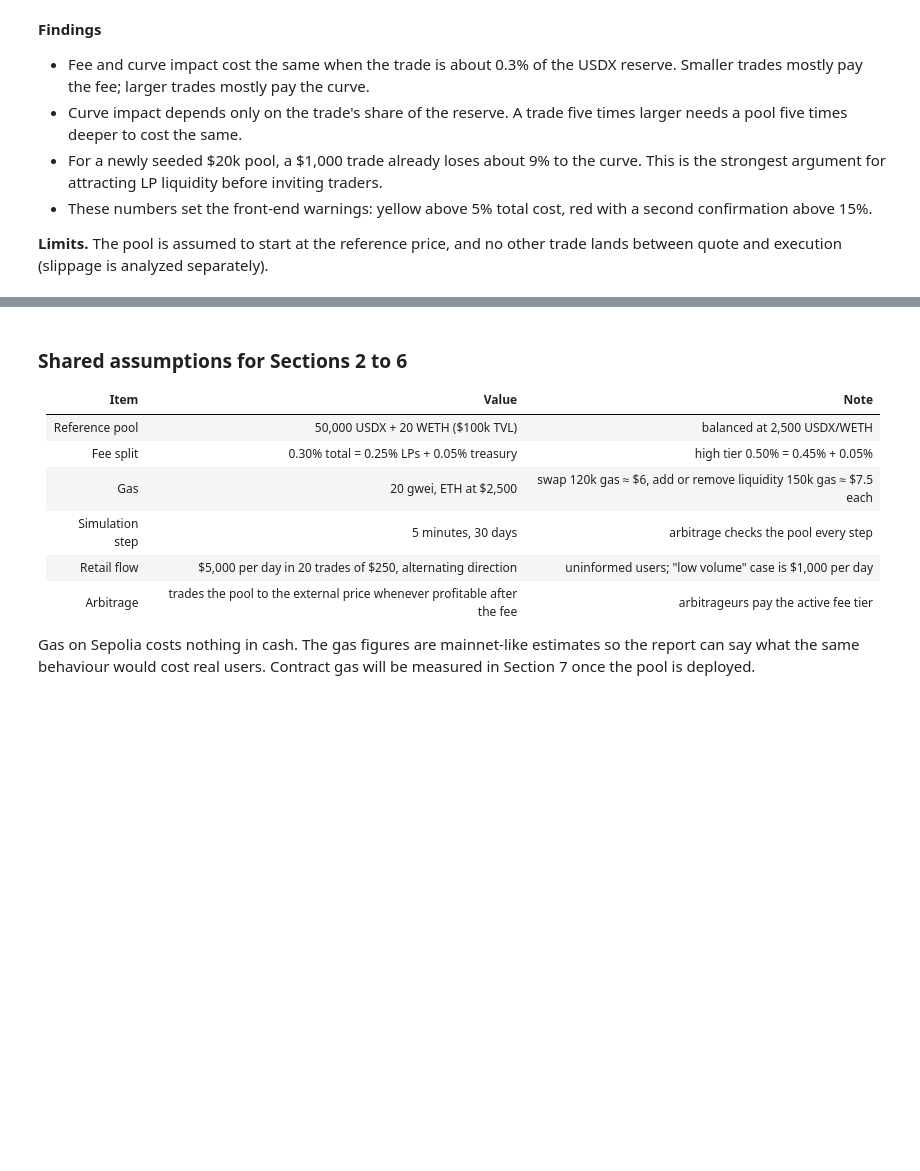
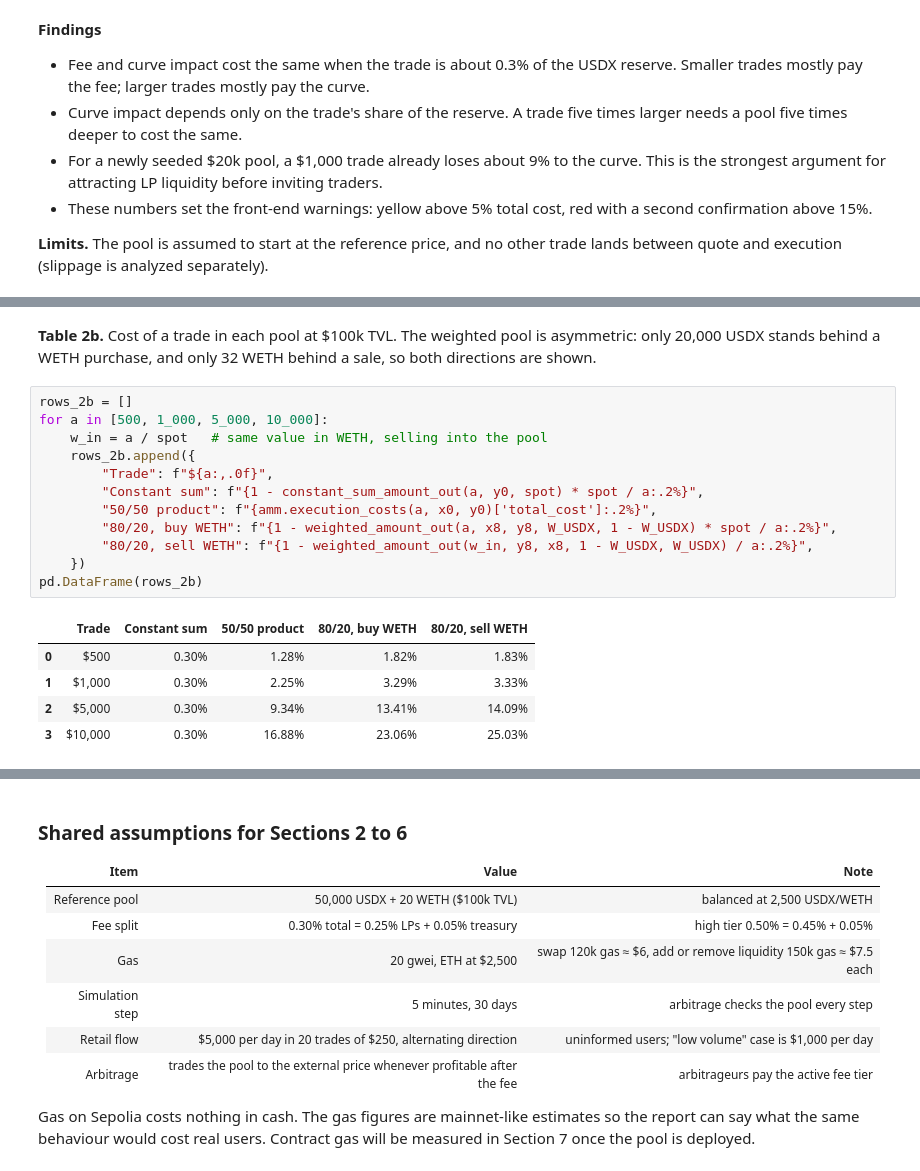
Before and after one commit to SunChuyun/Automated-Market-Maker, a Jupyter notebook: docs/analysis/financial_analysis.ipynb, the cells around one changed output, grey strips where cells are left out. Saved outputs shown, nothing was run; the diff lists cells and outputs as text; blank space fills up the shorter version.

```diff
--- a/docs/analysis/financial_analysis.ipynb
+++ b/docs/analysis/financial_analysis.ipynb
@@ -184,0 +287,21 @@ pd.DataFrame(max_rows)
+# %% [markdown]
+**Table 2b.** Cost of a trade in each pool at \$100k TVL. The weighted pool is asymmetric: only 20,000 USDX stands behind a
+WETH purchase, and only 32 WETH behind a sale, so both directions are shown.
+# %%
+rows_2b = []
+for a in [500, 1_000, 5_000, 10_000]:
+    w_in = a / spot   # same value in WETH, selling into the pool
+    rows_2b.append({
+        "Trade": f"${a:,.0f}",
+        "Constant sum": f"{1 - constant_sum_amount_out(a, y0, spot) * spot / a:.2%}",
+        "50/50 product": f"{amm.execution_costs(a, x0, y0)['total_cost']:.2%}",
+        "80/20, buy WETH": f"{1 - weighted_amount_out(a, x8, y8, W_USDX, 1 - W_USDX) * spot / a:.2%}",
+        "80/20, sell WETH": f"{1 - weighted_amount_out(w_in, y8, x8, 1 - W_USDX, W_USDX) / a:.2%}",
+    })
+pd.DataFrame(rows_2b)
+# %% [output]
+|  | Trade | Constant sum | 50/50 product | 80/20, buy WETH | 80/20, sell WETH |
+| 0 | $500 | 0.30% | 1.28% | 1.82% | 1.83% |
+| 1 | $1,000 | 0.30% | 2.25% | 3.29% | 3.33% |
+| 2 | $5,000 | 0.30% | 9.34% | 13.41% | 14.09% |
+| 3 | $10,000 | 0.30% | 16.88% | 23.06% | 25.03% |
```
Also changed, not shown: parts of 6 cells of this notebook, 1 other file.
